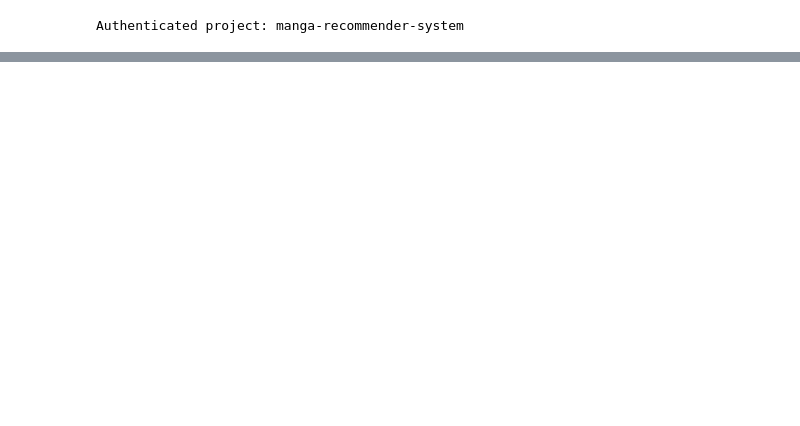
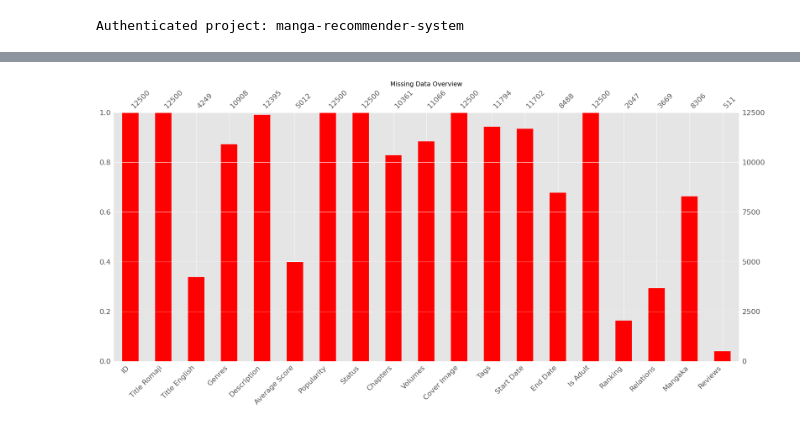
Before and after one commit to Trung-Dan-Phan/manga_recommender_system, a Jupyter notebook: notebooks/eda.ipynb, the cells around one changed output, grey strips where cells are left out. Cells and saved outputs as stored; diff of their text form; code cells hidden in the pictures; blank space fills up the shorter version.

Commit message:
:recycle: eda on manga and user stats

```diff
--- a/notebooks/eda.ipynb
+++ b/notebooks/eda.ipynb
@@ -20,4 +26,6 @@ from utils.bigquery_utils import load_data_from_bigquery
 # %%
 # Load data from BigQuery
-df = load_data_from_bigquery(dataset_id='manga_dataset', table_id='manga_collection_raw')
+manga_df = load_data_from_bigquery(
+    dataset_id="manga_dataset", table_id="manga_collection_raw"
+)
 # %% [output]
@@ -40,0 +96,11 @@ df
+# %%
+# Set style for plots
+plt.style.use("ggplot")
+
+# Missing values visualization
+plt.figure(figsize=(12, 6))
+msno.bar(manga_df, color="red")
+plt.title("Missing Data Overview", fontsize=14)
+plt.show()
+# %% [output]
+[figure, added]
```
Also changed, not shown: parts of 32 cells of this notebook.
